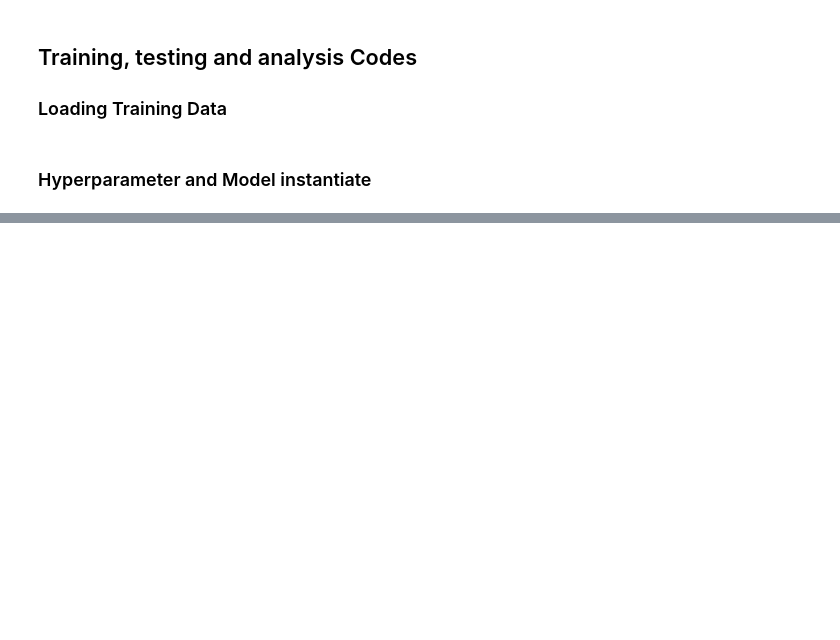
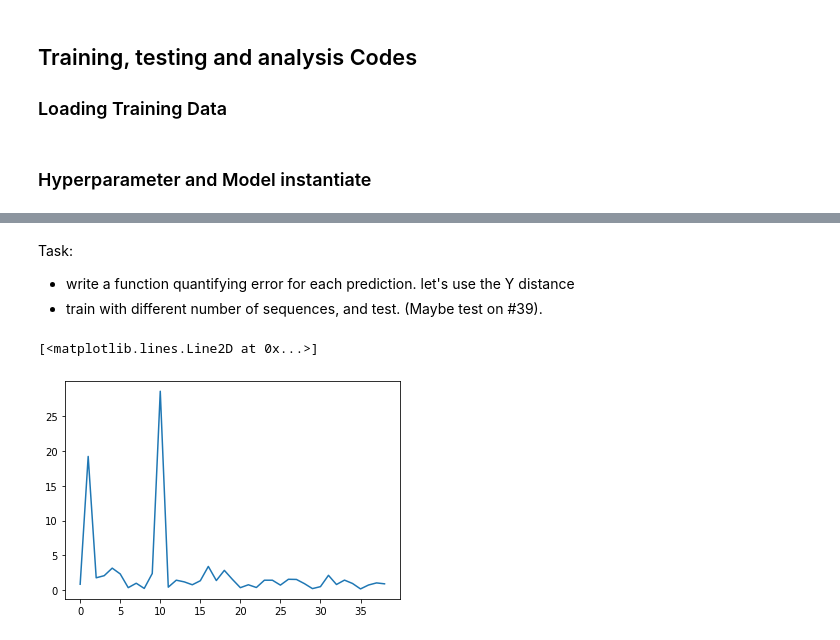
Before and after one commit to gthampak/physinet.io, a Jupyter notebook: ESN_Model.ipynb, the cells around one changed output, grey strips where cells are left out. Drawn from its saved outputs; the diff is of its cells as text; code cells hidden in the pictures; blank space fills up the shorter version.

Commit message:
update on writeup

```diff
--- a/ESN_Model.ipynb
+++ b/ESN_Model.ipynb
@@ -251,20 +337,20 @@ class ESNModel():
         self. W = mat_gen.generate_internal_weights(self.units, sr=self.spectral_radius, proba=self.density, seed=self.seed)
         self.reservior = ESN(self.leak_rate, self.W, self.Win, ridge = self.regularization)
 
-    def train_on_sequence(self, dataset: NormalizedDatast, index = 0, train_length = 400, forecast = 100):
+    def train_on_sequence(self, dataset: NormalizedDataset, index = 0, train_length = 400, forecast = 1):
         '''
         Given an index of of a sequence in the dataset (default to 0), train the reservoir on that sequence.
         '''
         seq = dataset.sample_List[index]
-        states = self.reservior.train(seq[:train_length], seq[forecast: forecast + train_length])
+        states = self.reservior.train(seq[:train_length], seq[forecast: forecast + train_length], verbose = False)
         return states
 
-    def generate_on_sequence(self, dataset: NormalizedDatast, index = 0, warm_up_length = 100, nb_generations = 200, start = 0):
+    def generate_on_sequence(self, dataset: NormalizedDataset, index = 0, warm_up_length = 100, nb_generations = 200, start = 0):
         '''Given a sequence of a dataset, generate on that sequence'''
         test_X = dataset.sample_List[index]
         warming_inputs = test_X[start: start + warm_up_length]
         Xgen_test = test_X[start + warm_up_length : start + nb_generations + warm_up_length]
-        Xgen, states, warming_out, warming_states = self.reservior.generate(nb_generations, warming_inputs=warming_inputs)
+        Xgen, states, warming_out, warming_states = self.reservior.generate(nb_generations, warming_inputs=warming_inputs, verbose = False)
         return Xgen, Xgen_test, warming_inputs, states, warming_out, warming_states
 
     def reset(self):
@@ -289,0 +384,5 @@ Using forecast length of 25, 50, 100, 200, 400. Train on the first 3000 frames 0
+# %% [markdown]
+Task:
+- write a function quantifying error for each prediction.
+  let's use the Y distance
+- train with different number of sequences, and test. (Maybe test on #39).
@@ -289,0 +399,27 @@ Using forecast length of 25, 50, 100, 200, 400. Train on the first 3000 frames 0
+# %%
+'''
+Defining our hyperparameters.
+'''
+
+units = 500
+leak_rate = 0.1
+spectral_radius = 25.0
+input_scaling = 0.5
+density = 0.1
+input_connectivity = 1.0
+regularization = 1e-7
+seed = 1000
+
+model = ESNModel(units=units, dim=4, input_scaling=input_scaling, input_connectivity=input_connectivity, input_bias= True, seed = seed, spectral_radius= spectral_radius, density=density, leak_rate=leak_rate, regularization= regularization)
+
+error_list = []
+model.reset()
+for i in tqdm(range(39)):
+    states = model.train_on_sequence(dataset_p, i, train_length = dataset_p.sample_List[i].shape[0]-1,forecast= 1)
+    Xgen, Xgen_test, warming_inputs, states, warming_out, warming_states = model.generate_on_sequence(dataset_p, 39, warm_up_length=20, nb_generations=50)
+    error_list.append(((Xgen - Xgen_test) ** 2).mean(axis=None))
+    model.reset()
+plt.plot(error_list)
+# %% [output]
+[<matplotlib.lines.Line2D at 0x...>]
+[figure, added]
```
Also changed, not shown: parts of 33 cells of this notebook, 7 other files.
